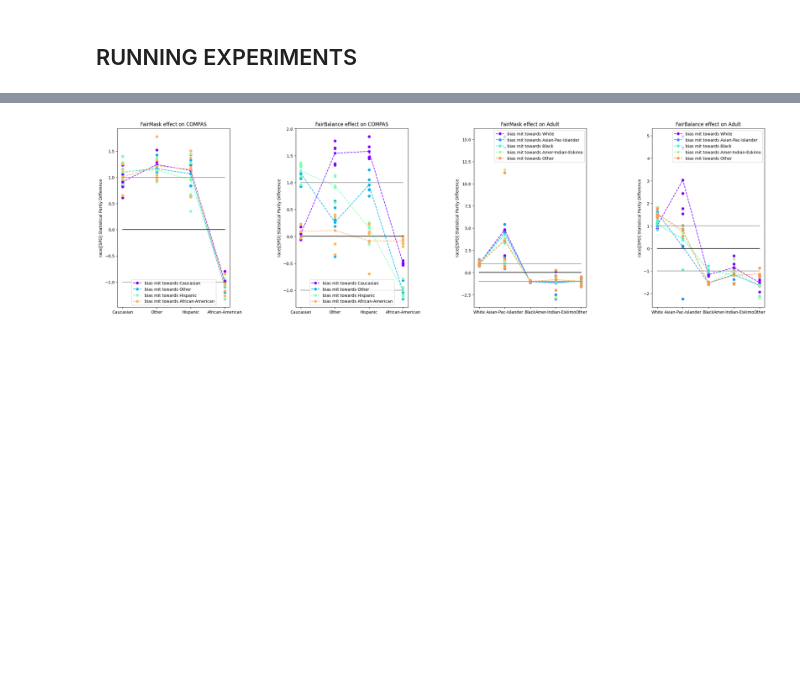
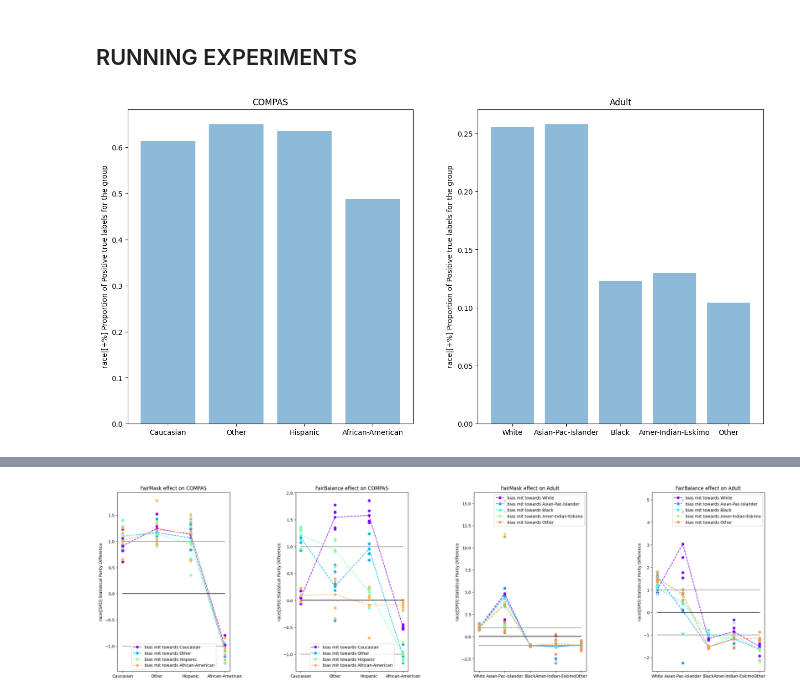
Before and after one commit to cmeinson/COMP0031_group_research, a Jupyter notebook: experiments.ipynb, the cells around one changed output, grey strips where cells are left out. Saved outputs shown, nothing was run; the diff lists cells and outputs as text; code cells hidden in the pictures; blank space fills up the shorter version.

Commit message:
Some graphies

```diff
--- a/experiments.ipynb
+++ b/experiments.ipynb
@@ -198,6 +198,13 @@ def run_change_fb_experiment_group(reps, metric_name, mls = mls_basic, attrs = N
     plt.show()
 # %% [markdown]
 ## RUNNING EXPERIMENTS
+# %%
+reps = 15
+metric = 'race|'+Metrics.T_POS
+m_to_eval = Metrics.T_POS
+run_fb_experiment_group(reps, metric, attrs = ["race"], metrics_to_eval=[m_to_eval])
+# %% [output]
+[figure, added]
 # %%
 reps = 1
 metric = Metrics.DF #
```
Also changed, not shown: parts of 4 cells of this notebook, 6 other files.
